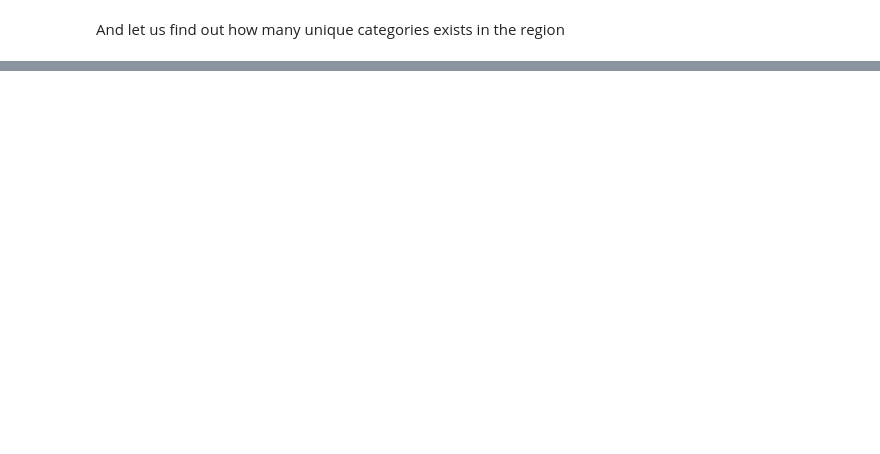
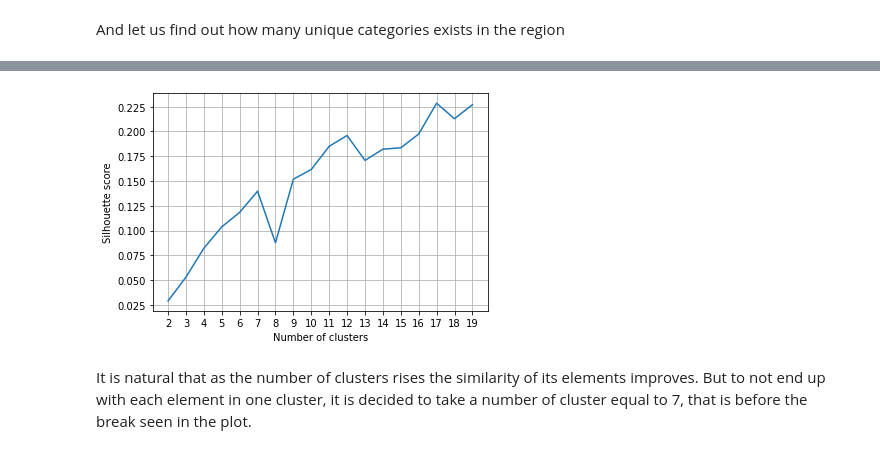
Before and after one commit to rcofrer/Coursera_Capstone, a Jupyter notebook: Off_shore_office_placement.ipynb, the cells around one changed output, grey strips where cells are left out. Saved outputs shown, nothing was run; the diff lists cells and outputs as text; code cells hidden in the pictures; blank space fills up the shorter version.

```diff
--- a/Off_shore_office_placement.ipynb
+++ b/Off_shore_office_placement.ipynb
@@ -319,0 +305,12 @@ There are 211 uniques categories.
+# %%
+# one hot encoding
+malopolska_onehot = pd.get_dummies(malopolska_venues[['Venue Category']], prefix="", prefix_sep="")
+
+# add neighborhood column back to dataframe
+malopolska_onehot['Neighborhood'] = malopolska_venues['Neighborhood']
+
+# move neighborhood column to the first column
+fixed_columns = [malopolska_onehot.columns[-1]] + list(malopolska_onehot.columns[:-1])
+malopolska_onehot = malopolska_onehot[fixed_columns]
+malopolska_grouped = malopolska_onehot.groupby('Neighborhood').mean().reset_index()
+malopolska_grouped
@@ -319,0 +372,24 @@ There are 211 uniques categories.
+# %%
+from sklearn.cluster import KMeans
+from sklearn.metrics import silhouette_score
+malopolska_grouped_clustering = malopolska_grouped.drop('Neighborhood', 1)
+
+sil =[]
+for kclusters in np.arange(2,20,1):
+  # run k-means clustering
+  kmeans = KMeans(n_clusters=kclusters, random_state=0).fit(malopolska_grouped_clustering)
+  sil.append(silhouette_score(malopolska_grouped_clustering,kmeans.labels_))
+# %%
+# let us plot the inertias
+import matplotlib.pyplot as plt
+plt.plot(np.arange(2,20,1),sil)
+plt.xlabel('Number of clusters')
+plt.ylabel('Silhouette score')
+plt.xticks(np.arange(2,20,1))
+plt.grid('True')
+
+plt.show()
+# %% [output]
+[figure, added]
+# %% [markdown]
+It is natural that as the number of clusters rises the similarity of its elements improves. But to not end up with each element in one cluster, it is decided to take a number of cluster equal to 7, that is before the break seen in the plot.
```
Also changed, not shown: parts of 57 cells of this notebook.
